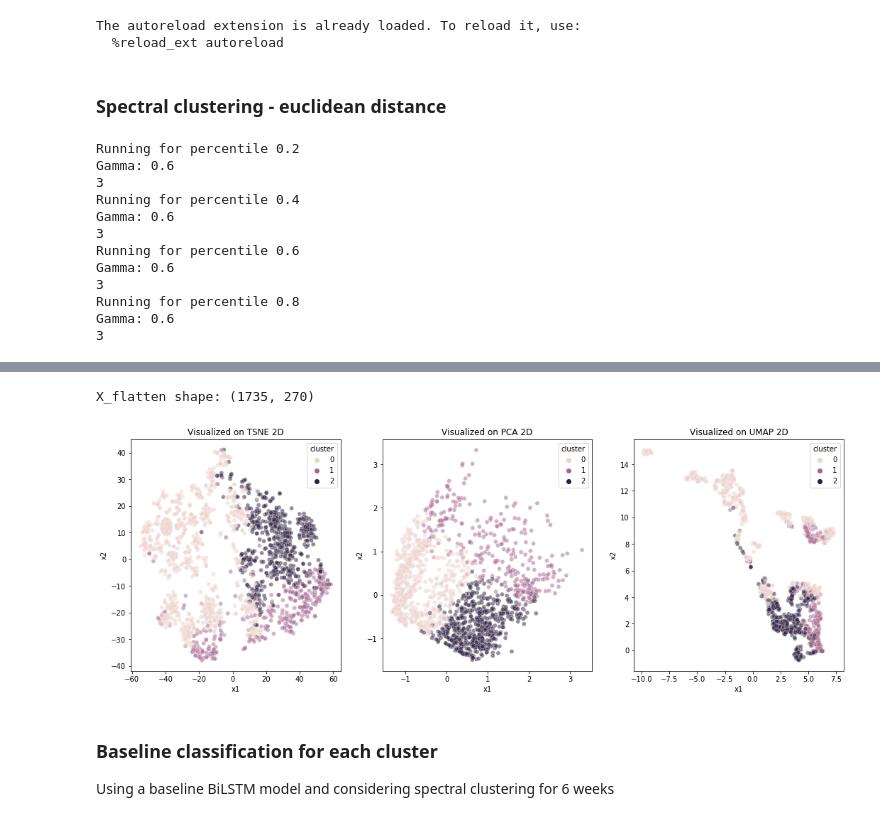
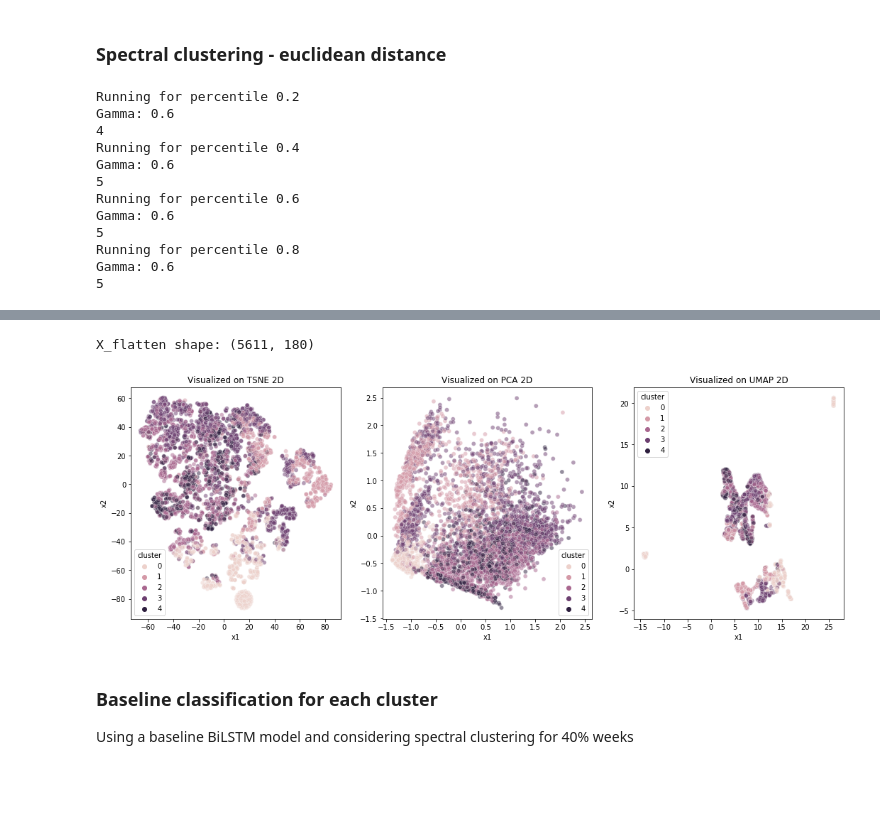
Before and after one commit to epfl-ml4ed/interpretable-clustering, a Jupyter notebook: notebooks/Baseline.ipynb, the cells around one changed output, grey strips where cells are left out. Drawn from its saved outputs; the diff is of its cells as text; code cells hidden in the pictures; blank space fills up the shorter version.

Commit message:
Baseline for dsp 001 using unit norm

```diff
--- a/notebooks/Baseline.ipynb
+++ b/notebooks/Baseline.ipynb
@@ -31,7 +31,7 @@ results_path = '../results/'
 clustering_method = 'spectral_clustering'
 
 data_path = '../data/'
-course = 'dsp_004'
+course = 'dsp_001'
 
 MODEL_PATH += course + '/'
 labels_path += course + '/' + clustering_method + '/'
@@ -50,15 +50,15 @@ path = data_path + course + '/'
 feature_types = ['lalle_conati', 'boroujeni_et_al', 'chen_cui', 'marras_et_al']
 metadata = pd.read_csv(data_path + 'metadata.csv')
 hard_fail = path + 'feature_labels.csv'
-# %% [output]
-The autoreload extension is already loaded. To reload it, use:
-  %reload_ext autoreload
 # %% [markdown]
 ### Spectral clustering - euclidean distance
 # %%
 gamma_list = [0.6]
+norm = 'unit'
 for percentile in [0.2, 0.4, 0.6, 0.8]:
-    x_train, x_test, x_val, y_train, y_test, y_val, feature_names = preprocess(course, path, percentile, feature_types, metadata)
+    x_train, x_test, x_val, y_train, y_test, y_val, feature_names = preprocess(course, path, percentile,
+                                                                               feature_types,
+                                                                               metadata, normalization=norm)
     X = np.concatenate([x_train, x_val, x_test], axis=0)
     Y = np.concatenate([y_train, y_val, y_test], axis=0)
     print("Running for percentile {0}".format(percentile))
@@ -74,39 +74,40 @@ for percentile in [0.2, 0.4, 0.6, 0.8]:
                 break
         print(n)
         labels = spectral_clustering(n).fit_predict(S)
-        np.savetxt(labels_path+'baseline_perc_'+str(percentile)+'_gamma_'+str(gamma)+'.txt', labels, fmt='%d')
+        np.savetxt(labels_path+'baseline_'+norm+'_norm_perc_'+str(percentile)+'_gamma_'+str(gamma)+'.txt', labels, fmt='%d')
 # %% [output]
 Running for percentile 0.2
 Gamma: 0.6
-3
+4
 Running for percentile 0.4
 Gamma: 0.6
-3
+5
 Running for percentile 0.6
 Gamma: 0.6
-3
+5
 Running for percentile 0.8
 Gamma: 0.6
-3
+5
 # %%
-percentile = 0.6
-x_train, x_test, x_val, y_train, y_test, y_val, feature_names = preprocess(course, path, percentile, feature_types, metadata)
+percentile = 0.4
+norm = 'unit'
+x_train, x_test, x_val, y_train, y_test, y_val, feature_names = preprocess(course, path, percentile, feature_types, metadata, norm)
 X = np.concatenate([x_train, x_val, x_test], axis=0)
 Y = np.concatenate([y_train, y_val, y_test], axis=0)
-create_sankey_diagram(labels_path, 'baseline_perc_', [0.2, 0.4, 0.6, 0.8], Y, gamma=True, g=0.6)
+create_sankey_diagram(labels_path, 'baseline_'+str(norm)+'_norm_perc_', [0.2, 0.4, 0.6, 0.8], Y, gamma=True, g=0.6)
 # %% [output]
 [interactive output not drawn]
 # %%
-labels = np.loadtxt(labels_path+'baseline_perc_0.6_gamma_0.6.txt', dtype=int)
+labels = np.loadtxt(labels_path+'baseline_'+str(norm)+'_norm_perc_0.4_gamma_0.6.txt', dtype=int)
 _, X_flatten, X, Y = get_x_flatten(course, path, percentile, feature_types, metadata)
 plot_tsne_and_pca(X_flatten, labels)
 # %% [output]
-X_flatten shape: (1735, 270)
+X_flatten shape: (5611, 180)
-[figure, old version]
+[figure, new version]
 # %% [markdown]
 ### Baseline classification for each cluster
 
-Using a baseline BiLSTM model and considering spectral clustering for 6 weeks
+Using a baseline BiLSTM model and considering spectral clustering for 40\% weeks
 # %%
 aucs = []
 bal_accs = []
```
Also changed, not shown: parts of 3 cells of this notebook.
